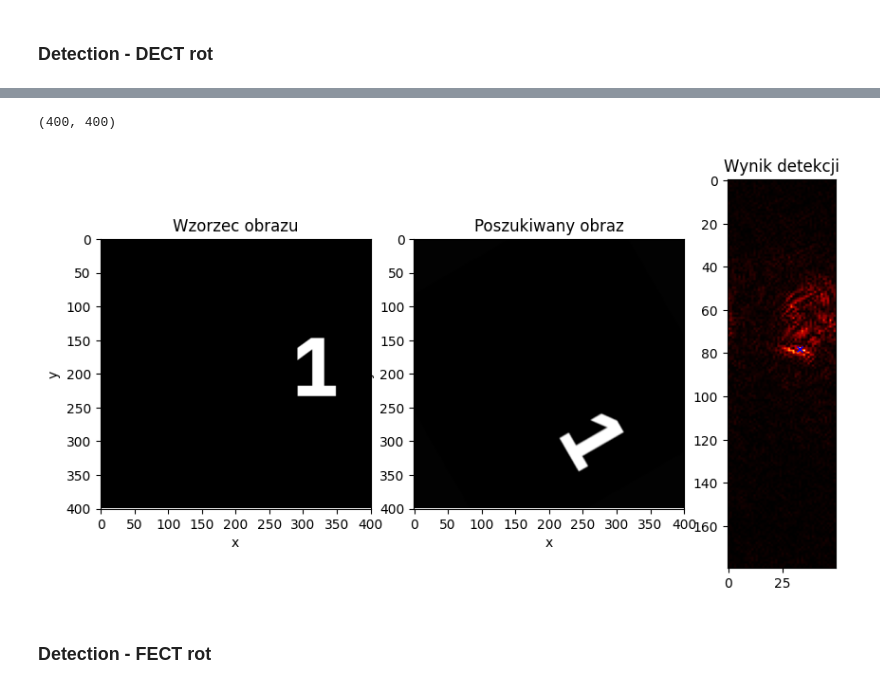
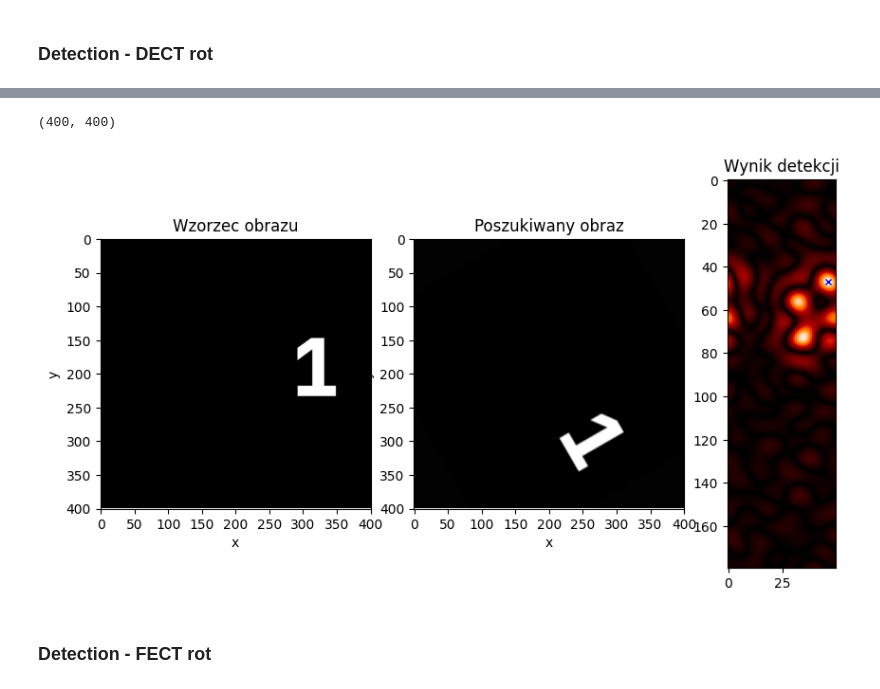
Before and after one commit to mateusz-gluch-student/ECT-tracking, a Jupyter notebook: thesis_images/detection.ipynb, the cells around one changed output, grey strips where cells are left out. Saved outputs shown, nothing was run; the diff lists cells and outputs as text; code cells hidden in the pictures.

```diff
--- a/thesis_images/detection.ipynb
+++ b/thesis_images/detection.ipynb
@@ -34,7 +34,8 @@ LOG_RTLABELS = ["0%", "100%"]
 LOG_PTICKS = [x for x in range(0, 361, 45)]
 LOG_PTLABELS = [f"{-x}" for x in range(-180, 181, 45)]
 
-THRESH = 1e-2
+DSIZE = (180, 50)
+THRESH = 1e-1
 # %% [markdown]
 ### Helpers
 # %%
@@ -193,7 +196,7 @@ test_gen = SingleImageGenerator(ROTATED_PATH, logpolar=False)
 template = tpl_gen.generate()
 image = test_gen.generate()
 
-tr = DECTTransformer(Config(offset_value_px=1, antialias_factors=[0,0]), (360,100))
+tr = DECTTransformer(Config(offset_value_px=1, antialias_factors=[0,0]), DSIZE)
 m = NaiveMatcher(
     gt = (template.shape[1]//2, template.shape[0]//2),
     template_shape=template.shape,
@@ -217,5 +220,5 @@ print(template.shape)
 (400, 400)
-[figure, old version]
+[figure, new version]
 # %% [markdown]
 ### Detection - FECT rot
 # %%
```
Also changed, not shown: parts of 5 cells of this notebook, 7 other files.
